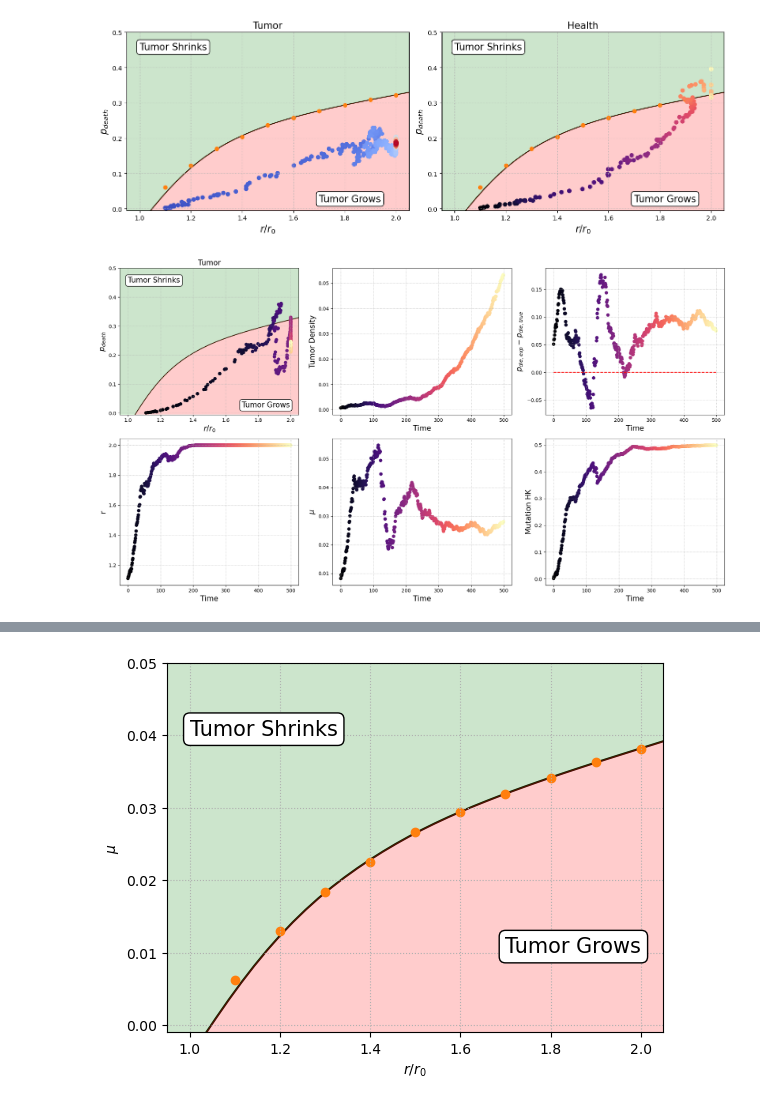
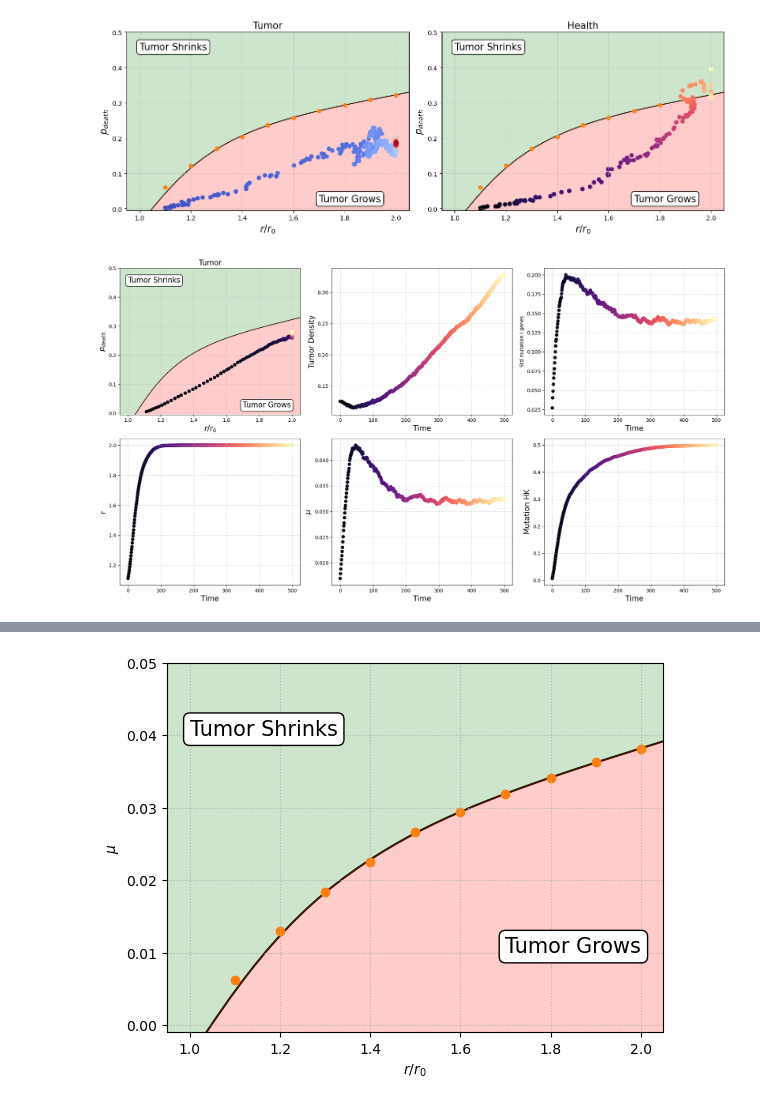
Before and after one commit to francescozambelli/CancerEvo, a Jupyter notebook: analysis.ipynb, the cells around one changed output, grey strips where cells are left out. Cells and saved outputs as stored; diff of their text form; code cells hidden in the pictures.

```diff
--- a/analysis.ipynb
+++ b/analysis.ipynb
@@ -488,8 +500,10 @@ plt.tight_layout()
 # %%
-rs = np.loadtxt("../Data/CancerEvo/single/r.txt")
-mus = np.loadtxt("../Data/CancerEvo/single/m.txt")
-k = np.loadtxt("../Data/CancerEvo/single/k.txt")
-t = np.loadtxt("../Data/CancerEvo/single/t.txt")
+rs = np.loadtxt("../Data/CancerEvo/single/4_r_1.txt")
+mus = np.loadtxt("../Data/CancerEvo/single/4_m_1.txt")
+k = np.loadtxt("../Data/CancerEvo/single/4_k_1.txt")
+t = np.loadtxt("../Data/CancerEvo/single/4_t_1.txt")
+mstd = np.loadtxt("../Data/CancerEvo/single/4_mstd_1.txt")
+
 p_die = [(1-(1-m)**(10)) for m in mus]
 r0=2e-1
 N=10
@@ -505,37 +519,39 @@ points = np.array([dyn_state(r=r, r0=r0, mu=mu, k=k, N=N) for r,mu,k in zip(rs,m
 ax[0].scatter(*points.T, c=np.linspace(0,1,len(points)), cmap="magma", label="Tumor")
 
 ax[1].scatter(np.arange(len(t)), t, c=np.arange(len(t)), cmap="magma", zorder=0)
-ax[2].scatter(np.arange(len(t)), [spl(rsi/r0)-p_d for rsi,p_d in zip(rs, points[:,1])], c=np.arange(len(t)), cmap="magma", zorder=0)
-ax[2].hlines(0,0,len(t), color="red", ls="--")
+#ax[2].scatter(np.arange(len(t)), [spl(rsi/r0)-p_d for rsi,p_d in zip(rs, points[:,1])], c=np.arange(len(t)), cmap="magma", zorder=0)
+#ax[2].hlines(0,0,len(t), color="red", ls="--")
+ax[2].scatter(np.arange(len(t)), mstd, c=np.arange(len(t)), cmap="magma", zorder=0)
 ax[3].scatter(np.arange(len(t)), rs/r0, c=np.arange(len(t)), cmap="magma", zorder=0)
 ax[4].scatter(np.arange(len(t)), mus, c=np.arange(len(t)), cmap="magma", zorder=0)
 ax[5].scatter(np.arange(len(t)), k, c=np.arange(len(t)), cmap="magma", zorder=0)
 
 
 
 ax[0].set_xlabel(r"$r/r_0$", fontsize=15)
 ax[0].set_ylabel(r"$p_{death}$", fontsize=15)
 ax[1].set_xlabel("Time", fontsize=15)
 ax[1].set_ylabel("Tumor Density", fontsize=15)
 ax[2].set_xlabel("Time", fontsize=15)
-ax[2].set_ylabel(r"$p_{die,exp}-p_{die,true}$", fontsize=15)
+#ax[2].set_ylabel(r"$p_{die,exp}-p_{die,true}$", fontsize=15)
+ax[2].set_ylabel("Std mutation I genes")
 ax[3].set_xlabel("Time", fontsize=15)
 ax[3].set_ylabel("r", fontsize=15)
 ax[4].set_xlabel("Time", fontsize=15)
 ax[4].set_ylabel(r"$\mu$", fontsize=15)
 ax[5].set_xlabel("Time", fontsize=15)
 ax[5].set_ylabel("Mutation HK", fontsize=15)
 
 ax[0].set_xlim([0.95,2.05])
 ax[0].set_ylim([-0.005,0.5])
 #plt.legend()
 [axi.grid(ls=":") for axi in ax]
 ax[0].set_title("Tumor", fontsize=15)
 #plt.colorbar(imh, label="Progression")
 #plt.colorbar(imt)
 ax[0].text(1,0.45,"Tumor Shrinks", bbox=dict(facecolor='white', edgecolor='black', boxstyle='round,pad=0.3'), fontsize=15)
 ax[0].text(1.7,0.02,"Tumor Grows", bbox=dict(facecolor='white', edgecolor='black', boxstyle='round,pad=0.3'), fontsize=15)
 plt.tight_layout()
-plt.savefig("../CancerEvo/images/diag_2traj_8.png")
+#plt.savefig("../CancerEvo/images/diag_2traj_nofluct_2_1.png")
 # %% [output]
-[figure, old version]
+[figure, new version]
```
Also changed, not shown: parts of 12 cells of this notebook, 1 other file.
